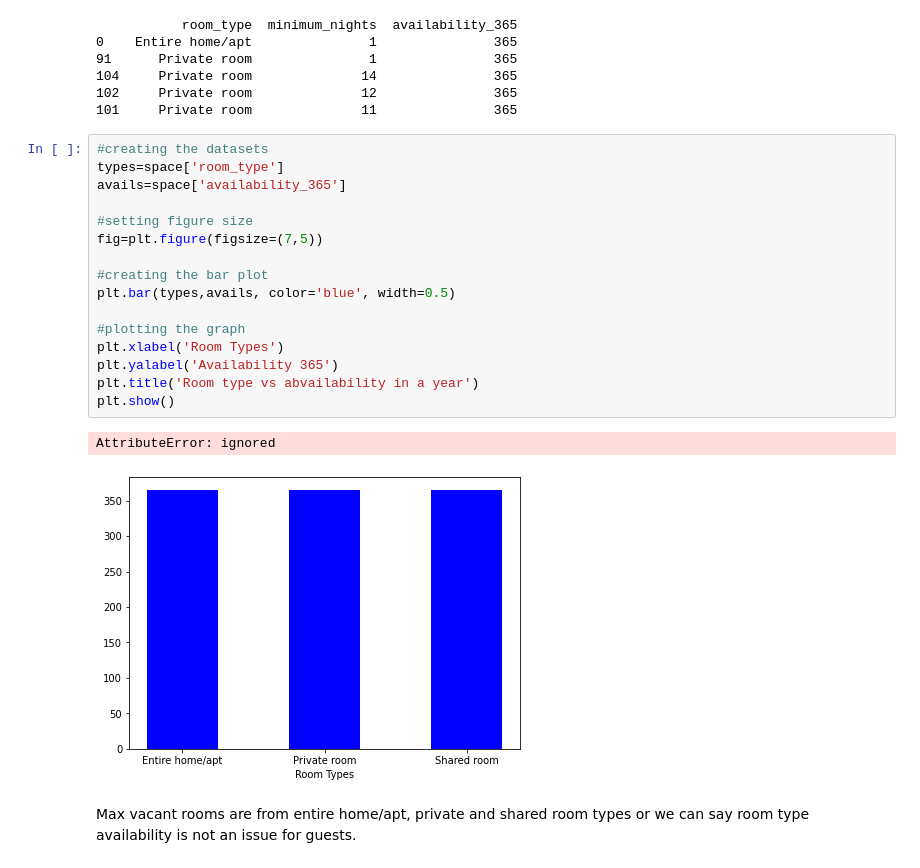
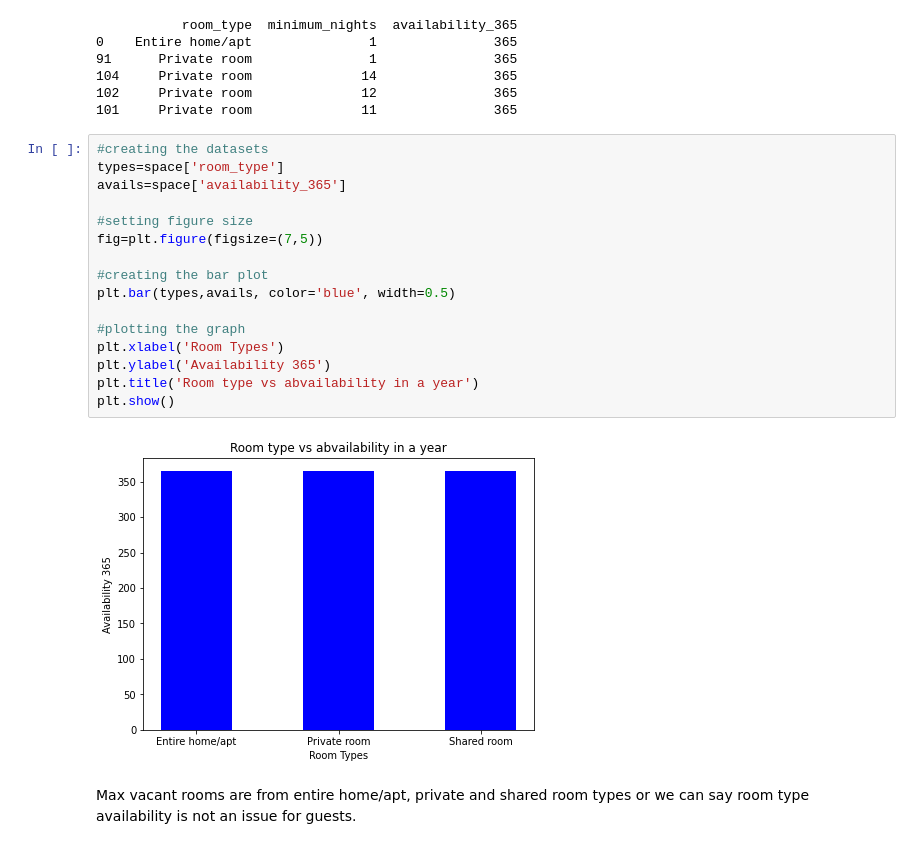
Before and after one commit to Shashwat-spyder/Airbnb-data-analysis, a Jupyter notebook: Shashwat_pani_EDA_Airbnb_Bookings_Analysis_Capstone_Project.ipynb, the cells around one changed output. Cells and saved outputs as stored; diff of their text form.

```diff
--- a/Shashwat_pani_EDA_Airbnb_Bookings_Analysis_Capstone_Project.ipynb
+++ b/Shashwat_pani_EDA_Airbnb_Bookings_Analysis_Capstone_Project.ipynb
@@ -563,22 +564,21 @@ print(space.head())
 # %%
 #creating the datasets
 types=space['room_type']
 avails=space['availability_365']
 
 #setting figure size
 fig=plt.figure(figsize=(7,5))
 
 #creating the bar plot
 plt.bar(types,avails, color='blue', width=0.5)
 
 #plotting the graph
 plt.xlabel('Room Types')
-plt.yalabel('Availability 365')
+plt.ylabel('Availability 365')
 plt.title('Room type vs abvailability in a year')
 plt.show()
 # %% [output]
-AttributeError: ignored
-[figure, old version]
+[figure, new version]
 # %% [markdown]
 Max vacant rooms are from entire home/apt, private and shared room types or we can say room type availability is not an issue for guests.
 # %% [markdown]
```
Also changed, not shown: parts of 4 cells of this notebook.
